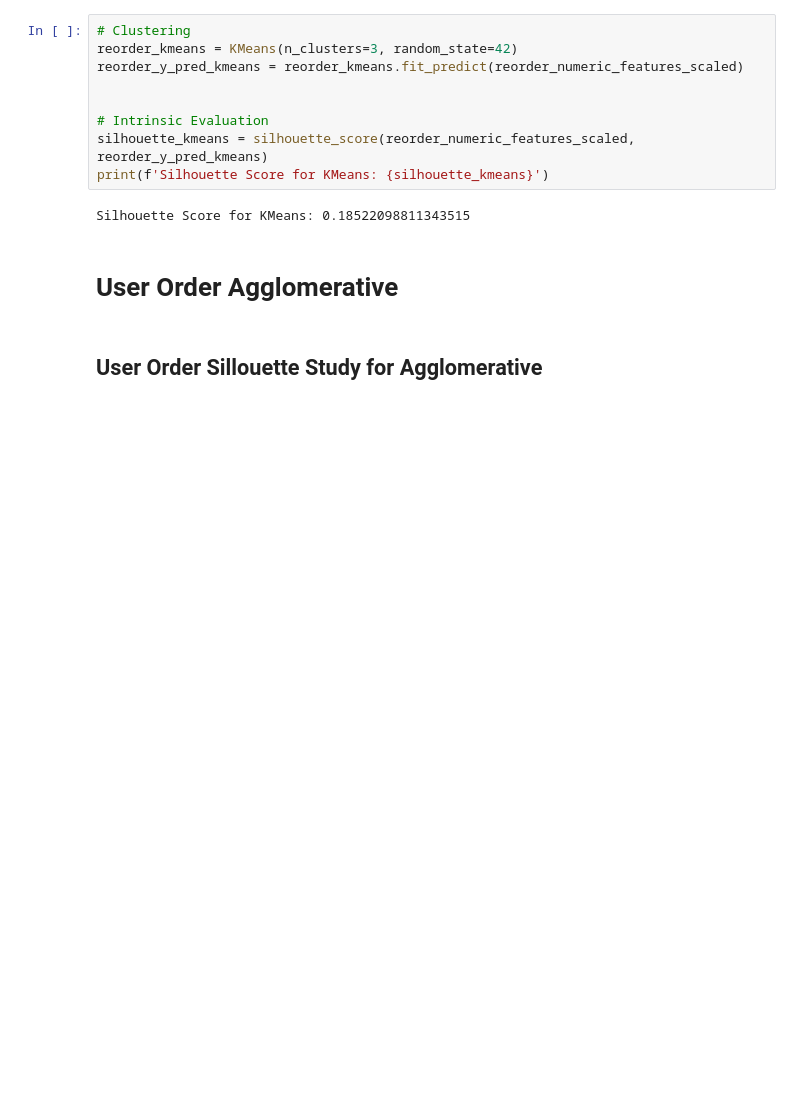
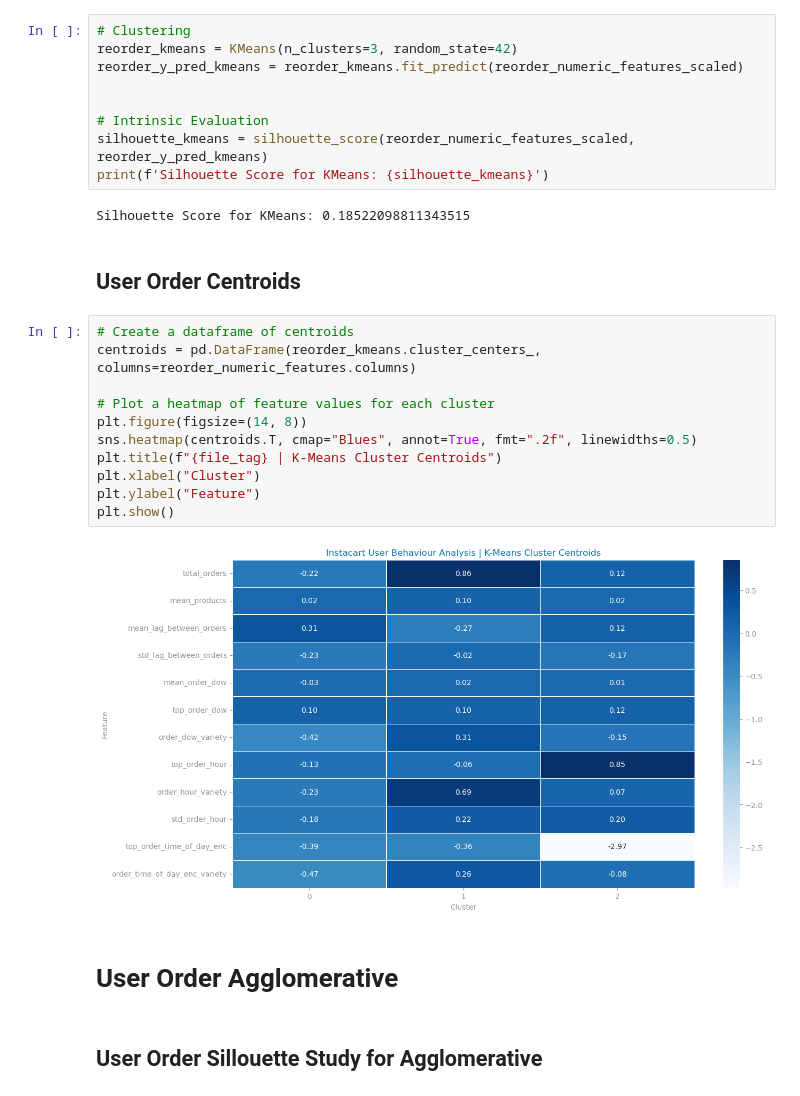
Before and after one commit to jvanalytics/ist_dash_2024_rec, a Jupyter notebook: non_supervised_analysis/notebooks/dataset_3/2_instacart_clustering.ipynb, the cells around one changed output. Saved outputs shown, nothing was run; the diff lists cells and outputs as text; blank space fills up the shorter version.

```diff
--- a/non_supervised_analysis/notebooks/dataset_3/2_instacart_clustering.ipynb
+++ b/non_supervised_analysis/notebooks/dataset_3/2_instacart_clustering.ipynb
@@ -523,6 +523,21 @@ silhouette_kmeans = silhouette_score(reorder_numeric_features_scaled, reorder_y_
 print(f'Silhouette Score for KMeans: {silhouette_kmeans}')
 # %% [output]
 Silhouette Score for KMeans: 0.18522098811343515
+# %% [markdown]
+## User Order Centroids
+# %%
+# Create a dataframe of centroids
+centroids = pd.DataFrame(reorder_kmeans.cluster_centers_, columns=reorder_numeric_features.columns)
+
+# Plot a heatmap of feature values for each cluster
+plt.figure(figsize=(14, 8))
+sns.heatmap(centroids.T, cmap="Blues", annot=True, fmt=".2f", linewidths=0.5)
+plt.title(f"{file_tag} | K-Means Cluster Centroids")
+plt.xlabel("Cluster")
+plt.ylabel("Feature")
+plt.show()
+# %% [output]
+[figure, added]
 # %% [markdown]
 # User Order Agglomerative
 # %% [markdown]
```
Also changed, not shown: parts of 2 cells of this notebook, 3 other files.
